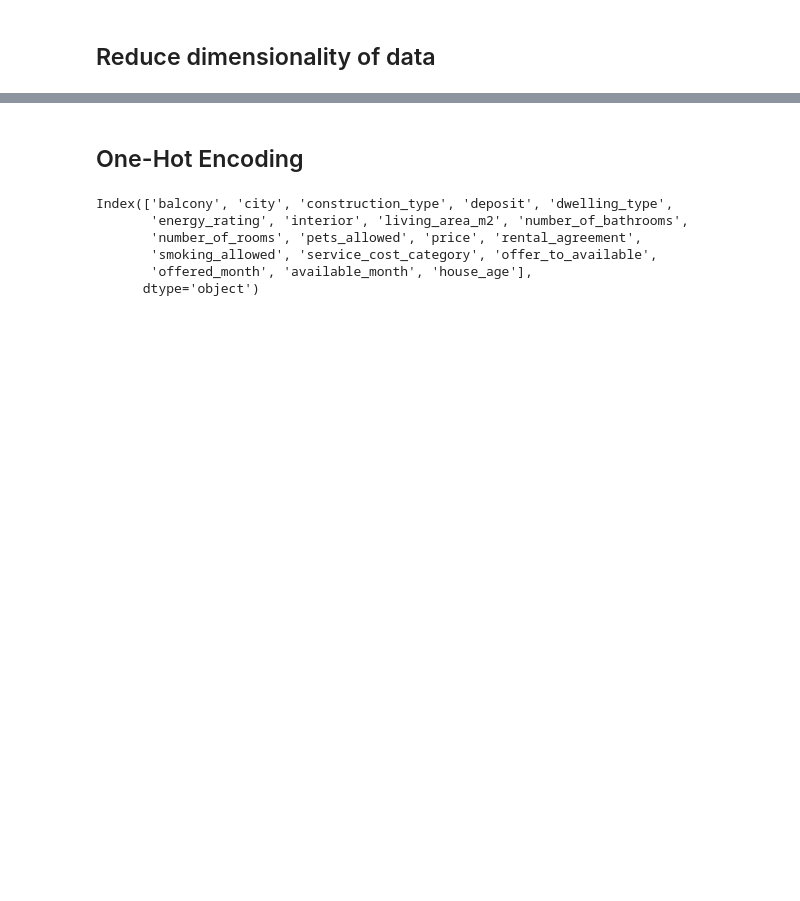
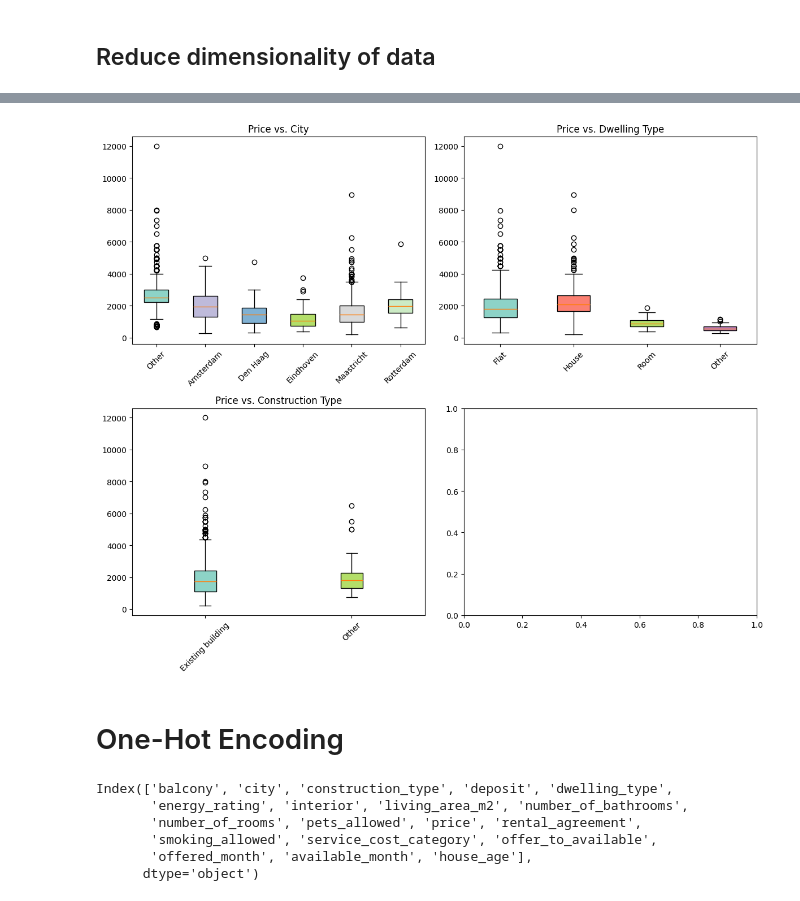
Before and after one commit to Yingtzudai/House-Searching-Helper, a Jupyter notebook: ipynb_files/Data Cleaning for ML models.ipynb, the cells around one changed output, grey strips where cells are left out. Cells and saved outputs as stored; diff of their text form; code cells hidden in the pictures; blank space fills up the shorter version.

```diff
--- a/ipynb_files/Data Cleaning for ML models.ipynb
+++ b/ipynb_files/Data Cleaning for ML models.ipynb
@@ -339,5 +362,38 @@ for col in categorical_features:
+# %%
+# Boxplot for price (price vs. city; price vs. dwelling_type; price vs.energy_rating, price vs. construction_type)
+
+# Create price data
+price_by_city = [group['price'].values for _, group in df.groupby('city')]
+price_by_dwelling = [group['price'].values for _, group in df.groupby('dwelling_type')]
+price_by_construction = [group['price'].values for _, group in df.groupby('construction_type')]
+
+# Create labels
+city_labels = list(df['city'].unique())
+dwelling_labels = list(df['dwelling_type'].unique())
+construction_labels = list(df['construction_type'].unique())
+
+# Create plots
+fig, axs = plt.subplots(2, 2, figsize=(12, 10))
+def color_boxes(ax, data, labels, title):
+    cmap = cm.get_cmap('Set3')
+    bp = ax.boxplot(data, patch_artist=True, labels=labels)
+    ax.set_title(title)
+    ax.tick_params(axis='x', rotation=45)
+    # Set individual colors
+    for i, patch in enumerate(bp['boxes']):
+        patch.set_facecolor(cmap(i / len(bp['boxes'])))
+
+# Plot each boxplot
+color_boxes(axs[0, 0], price_by_city, df['city'].unique(), 'Price vs. City')
+color_boxes(axs[0, 1], price_by_dwelling, df['dwelling_type'].unique(), 'Price vs. Dwelling Type')
+color_boxes(axs[1, 0], price_by_construction, df['construction_type'].unique(), 'Price vs. Construction Type')
+
+plt.tight_layout()
+plt.show()
+# %% [output]
+[figure, added]
 # %% [markdown]
-## One-Hot Encoding
+# One-Hot Encoding
 # %%
 df.columns
 # %% [output]
```
Also changed, not shown: parts of 7 cells of this notebook, 7 other files.
